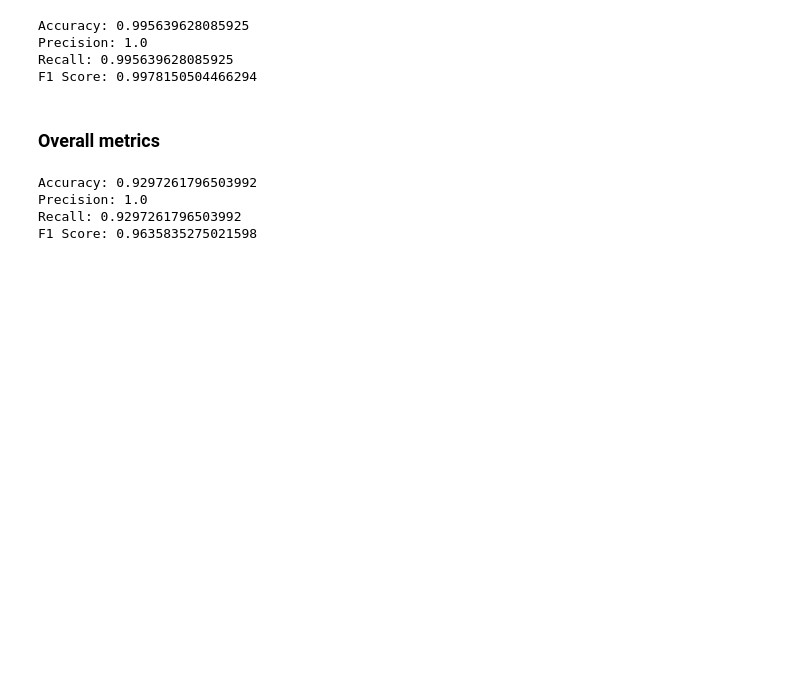
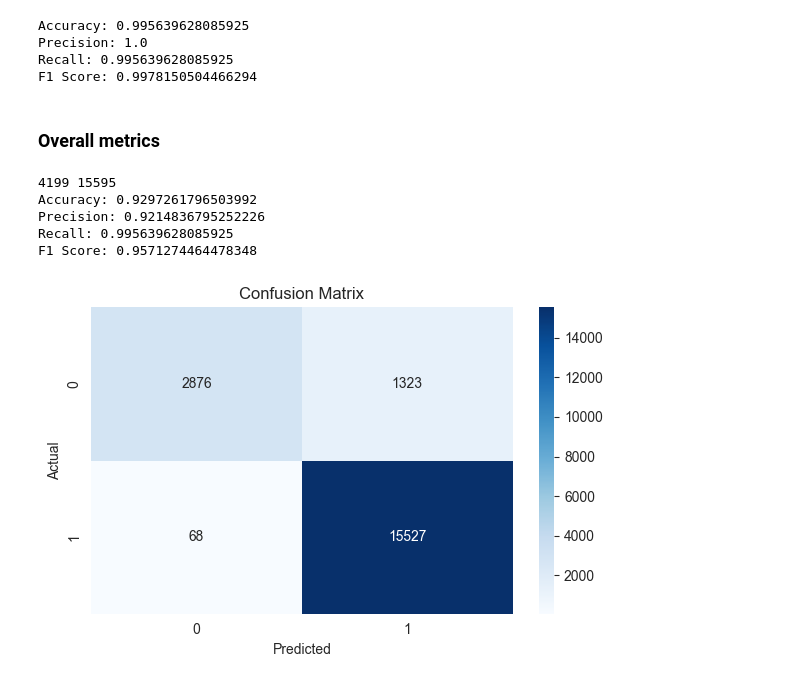
Before and after one commit to liamti5/Graph-Inverse-Reinforcement-Learning-for-MEV-Detection-on-Ethereum, a Jupyter notebook: notebooks/3.11-irl-env-v2.ipynb, the cells around one changed output. Cells and saved outputs as stored; diff of their text form; code cells hidden in the pictures; blank space fills up the shorter version.

```diff
--- a/notebooks/3.11-irl-env-v2.ipynb
+++ b/notebooks/3.11-irl-env-v2.ipynb
@@ -174,7 +180,9 @@ df_with_actions = df_with_actions.fillna({"std_gas_price": 0})
 df_with_actions_0 = df_with_actions[df_with_actions["label"] == 0]
 df_with_actions_1 = df_with_actions[df_with_actions["label"] == 1]
 # %%
-validation_accounts, test_accounts_excl_val = train_test_split(test_accounts, test_size=0.5, random_state=42)
+validation_accounts, test_accounts_excl_val = train_test_split(
+    test_accounts, test_size=0.5, random_state=42
+)
 # %%
 df_with_actions_0_train = df_with_actions_0[df_with_actions_0["from"].isin(train_accounts)]
 df_with_actions_0_val = df_with_actions_0[df_with_actions_0["from"].isin(validation_accounts)]
@@ -864,9 +872,11 @@ with torch.no_grad():
 Reward network 1 with traj0:  -0.30532923
 Reward network 0 with traj0:  0.4420043
 # %%
-predictions_trajectories_0 = [1 if r0 > r1 else 0 for r0, r1 in zip(calibrated_rewards0, calibrated_rewards1)]
+predictions_trajectories_0 = [
+    0 if r0 > r1 else 1 for r0, r1 in zip(calibrated_rewards0, calibrated_rewards1)
+]
 
-true_labels_0 = [1] * len(predictions_trajectories_0)
+true_labels_0 = [0] * len(predictions_trajectories_0)
 
 calc_stats(predictions_trajectories_0, true_labels_0)
 # %% [output]
@@ -891,7 +901,9 @@ with torch.no_grad():
 Reward network 1 with traj1:  0.46463808
 Reward network 0 with traj1:  -0.81386614
 # %%
-predictions_trajectories_1 = [1 if r0 < r1 else 0 for r0, r1 in zip(calibrated_rewards0, calibrated_rewards1)]
+predictions_trajectories_1 = [
+    1 if r0 < r1 else 0 for r0, r1 in zip(calibrated_rewards0, calibrated_rewards1)
+]
 
 true_labels_1 = [1] * len(predictions_trajectories_1)
 
@@ -907,9 +919,22 @@ F1 Score: 0.9978150504466294
 predictions = predictions_trajectories_0 + predictions_trajectories_1
 true_labels = true_labels_0 + true_labels_1
 
+print(len(true_labels_0), len(true_labels_1))
+
 calc_stats(predictions, true_labels)
 # %% [output]
+4199 15595
 Accuracy: 0.9297261796503992
-Precision: 1.0
-Recall: 0.9297261796503992
-F1 Score: 0.9635835275021598
+Precision: 0.9214836795252226
+Recall: 0.995639628085925
+F1 Score: 0.9571274464478348
+# %%
+cm = confusion_matrix(true_labels, predictions)
+plt.figure(figsize=(6, 4))
+sns.heatmap(cm, annot=True, fmt="d", cmap="Blues")
+plt.xlabel("Predicted")
+plt.ylabel("Actual")
+plt.title("Confusion Matrix")
+plt.tight_layout()
+# %% [output]
+[figure, added]
```
Also changed, not shown: parts of 3 cells of this notebook.
